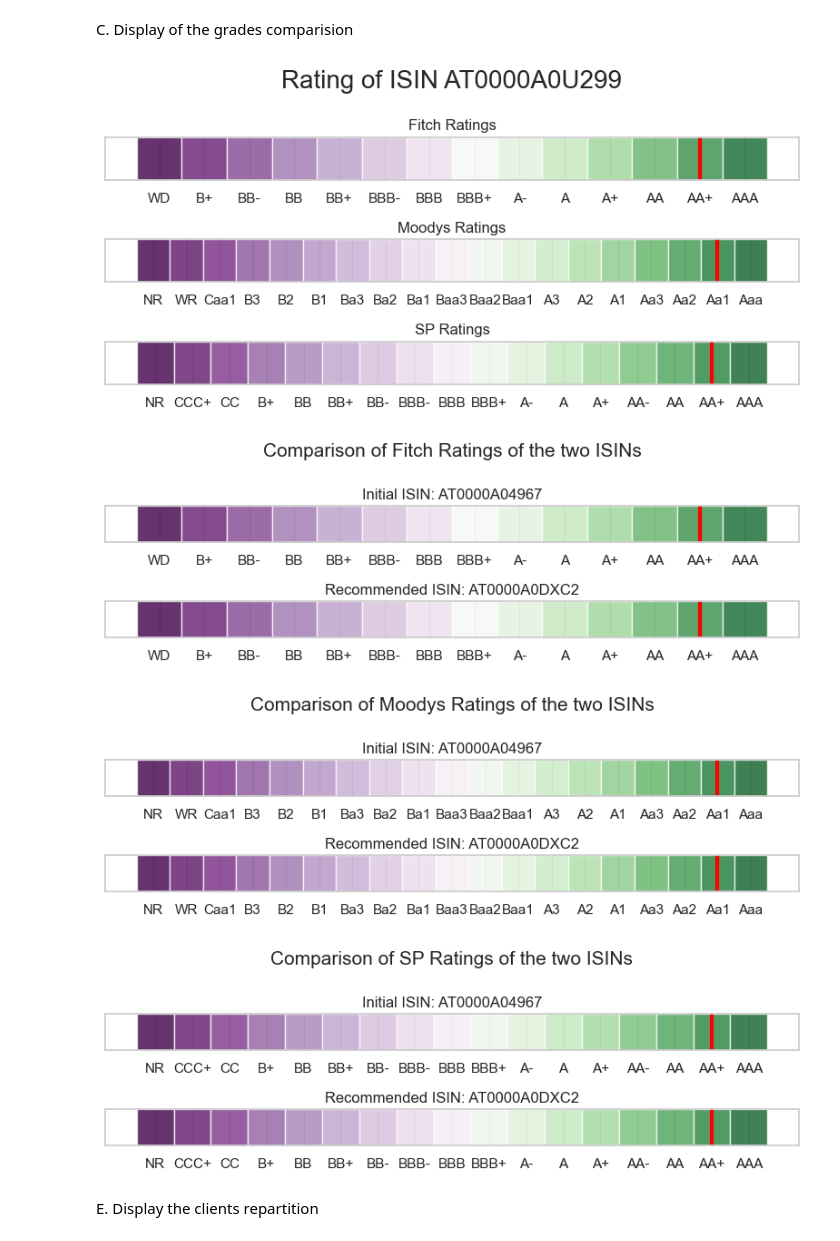
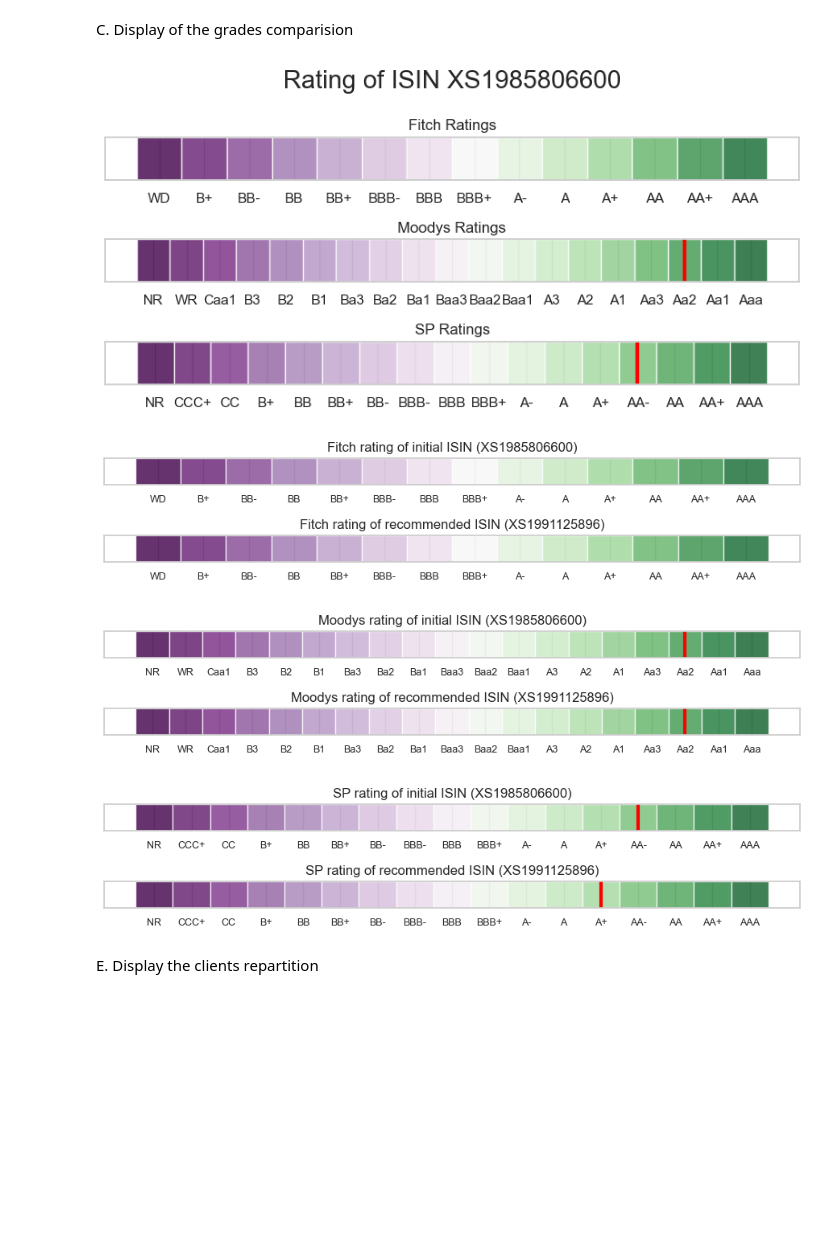
Before and after one commit to arthurprgt/natixis_challenge, a Jupyter notebook: notebooks/data_exploration.ipynb, the cells around one changed output. Drawn from its saved outputs; the diff is of its cells as text; code cells hidden in the pictures; blank space fills up the shorter version.

```diff
--- a/notebooks/data_exploration.ipynb
+++ b/notebooks/data_exploration.ipynb
@@ -1573,9 +1509,10 @@ def plot_triple_vertical_gauges(df, ISIN):
     plt.show()
 
 # Run
-plot_triple_vertical_gauges(df_preprocessed, ISIN_ex4)
+initial_ISIN = 'XS1985806600'
+plot_triple_vertical_gauges(df_preprocessed, initial_ISIN)
 # %% [output]
-[figure, old version]
+[figure, new version]
 # %%
 def plot_double_horizontal_gauges(df, ISIN1, ISIN2, rating_name='Fitch'):
 
@@ -1599,50 +1536,53 @@ def plot_double_horizontal_gauges(df, ISIN1, ISIN2, rating_name='Fitch'):
         grade2 = df_ISIN2.Rating_SP.iloc[0]
 
     # Create a figure and axes
-    fig, (ax1, ax2) = plt.subplots(2, 1, figsize=(8, 2.65))
+    fig, (ax1, ax2) = plt.subplots(2, 1, figsize=(9, 2.1))
 
     # Plot for ISIN1
     cmap = plt.get_cmap('PRGn')  # Modified colormap for red to green gradient
     colors1 = [cmap(i / len(sorted_ratings)) for i in range(len(sorted_ratings))]
     for i, rating in enumerate(sorted_ratings):
         ax1.axvspan(i, i + 1, facecolor=colors1[i], alpha=0.8)
 
     if grade1 and grade1 in sorted_ratings:
         grade_index1 = sorted_ratings.index(grade1)
         ax1.axvline(x=grade_index1 + 0.5, color='red', linestyle='-', linewidth=3)
 
     ax1.set_xticks(np.arange(len(sorted_ratings)) + 0.5)
-    ax1.set_xticklabels(sorted_ratings)
+    ax1.set_xticklabels(sorted_ratings, fontsize=9)
     ax1.set_yticks([])
     ax1.set_aspect('auto')
-    ax1.set_title(f'Initial ISIN: {ISIN1}')
+    ax1.set_title(f'{rating_name} rating of initial ISIN ({ISIN1})')
 
     # Plot for ISIN2
     colors2 = [cmap(i / len(sorted_ratings)) for i in range(len(sorted_ratings))]
     for i, rating in enumerate(sorted_ratings):
         ax2.axvspan(i, i + 1, facecolor=colors2[i], alpha=0.8)
 
     if grade2 and grade2 in sorted_ratings:
         grade_index2 = sorted_ratings.index(grade2)
         ax2.axvline(x=grade_index2 + 0.5, color='red', linestyle='-', linewidth=3)
 
     ax2.set_xticks(np.arange(len(sorted_ratings)) + 0.5)
-    ax2.set_xticklabels(sorted_ratings)
+    ax2.set_xticklabels(sorted_ratings, fontsize=9)
     ax2.set_yticks([])
     ax2.set_aspect('auto')
-    ax2.set_title(f'Recommended ISIN: {ISIN2}')
-    plt.suptitle(f'Comparison of {rating_name} Ratings of the two ISINs', fontsize=15)
+    ax2.set_title(f'{rating_name} rating of recommended ISIN ({ISIN2})')
+    #plt.suptitle(f'Comparison of {rating_name} Ratings of the two ISINs', fontsize=15)
     plt.tight_layout()
     plt.show()
 
+initial_ISIN = 'XS1985806600'
+recommended_ISIN = 'XS1991125896'
+
 # Run
-plot_double_horizontal_gauges(df_preprocessed, ISIN_ex2, ISIN_ex3, rating_name='Fitch')
-plot_double_horizontal_gauges(df_preprocessed, ISIN_ex2, ISIN_ex3, rating_name='Moodys')
-plot_double_horizontal_gauges(df_preprocessed, ISIN_ex2, ISIN_ex3, rating_name='SP')
+plot_double_horizontal_gauges(df_preprocessed, initial_ISIN, recommended_ISIN, rating_name='Fitch')
+plot_double_horizontal_gauges(df_preprocessed, initial_ISIN, recommended_ISIN, rating_name='Moodys')
+plot_double_horizontal_gauges(df_preprocessed, initial_ISIN, recommended_ISIN, rating_name='SP')
 # %% [output]
-[figure, old version]
+[figure, new version]
-[figure, old version]
+[figure, new version]
-[figure, old version]
+[figure, new version]
 # %% [markdown]
 E. Display the clients repartition
 # %%
```
Also changed, not shown: parts of 37 cells of this notebook.
